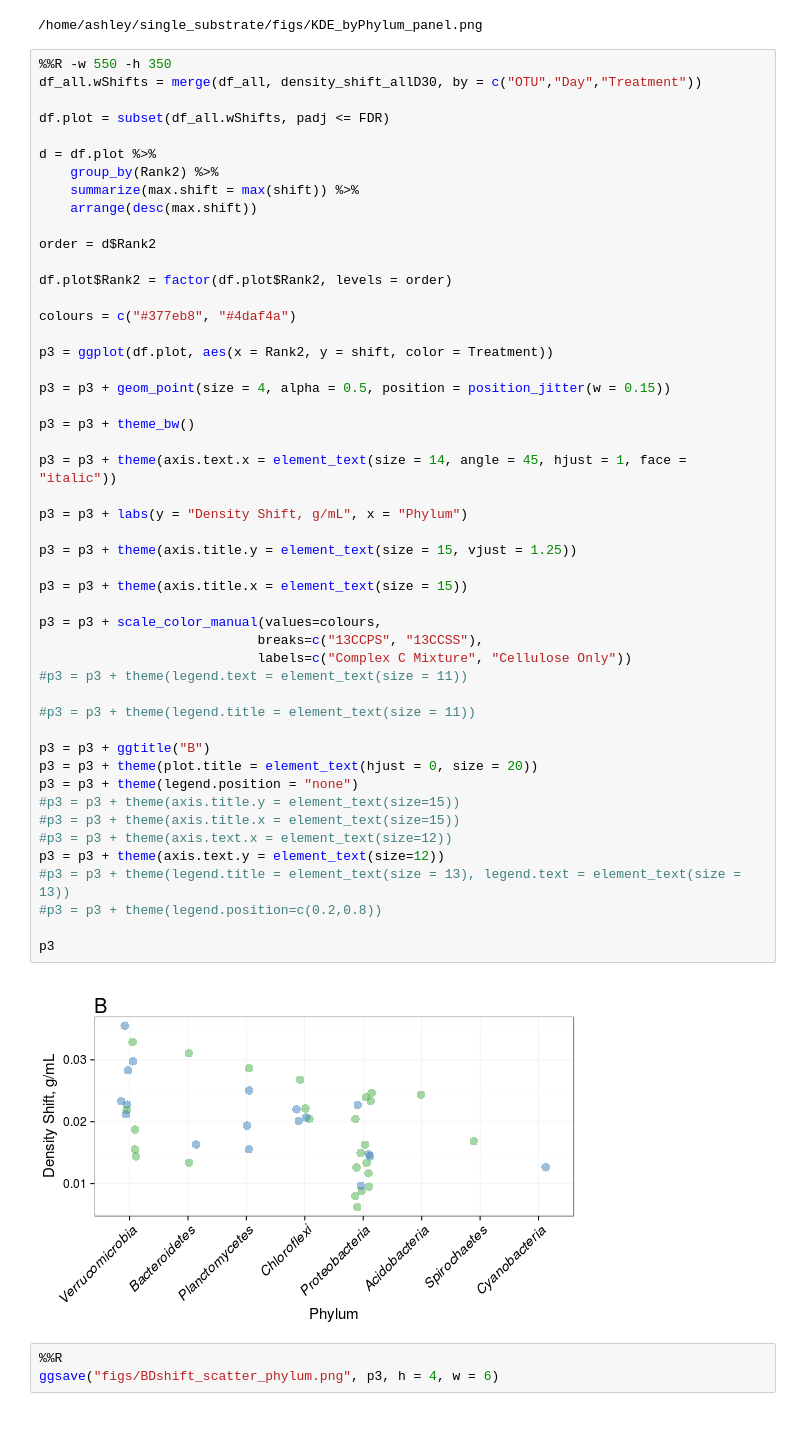
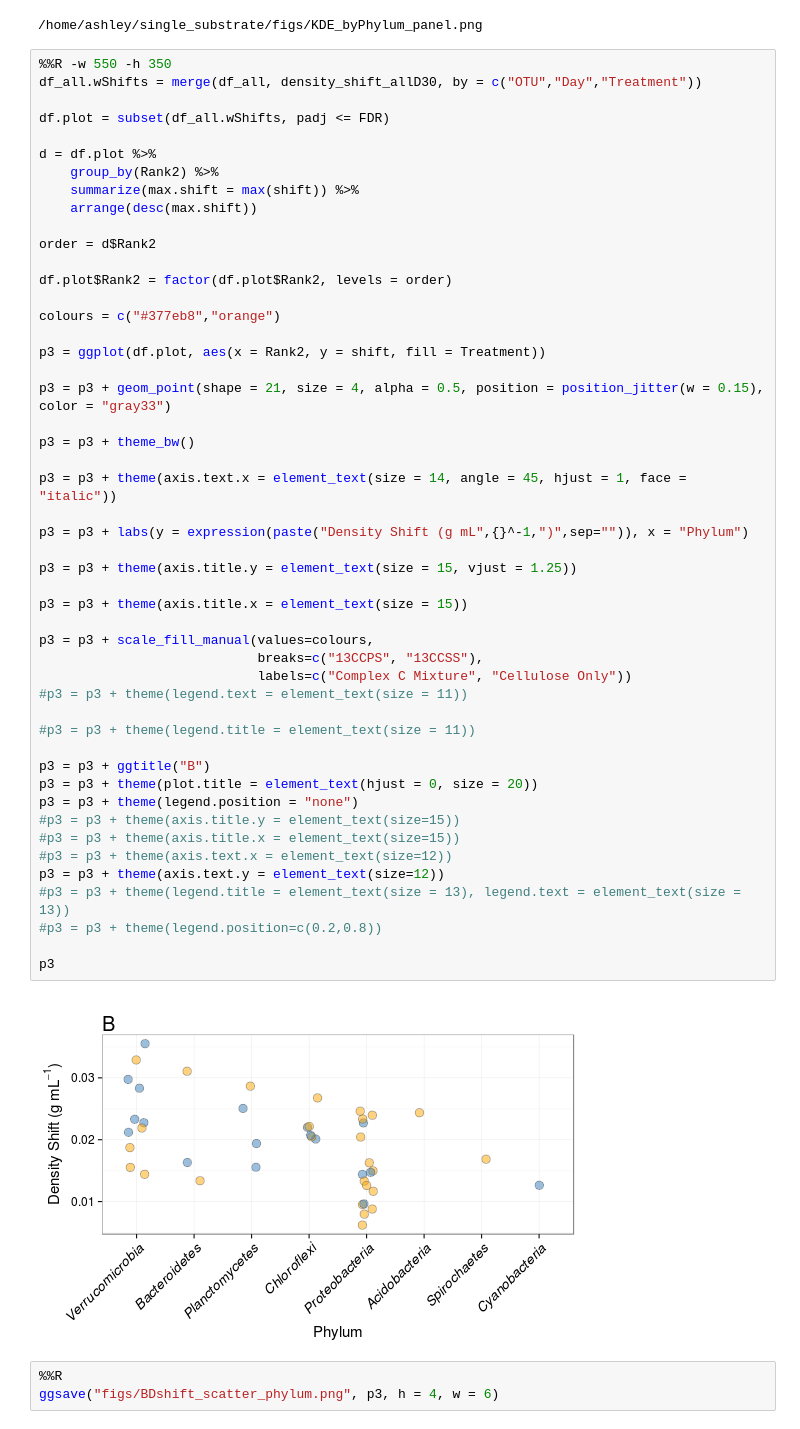
Before and after one commit to acampbellina/single_substrate, a Jupyter notebook: RA_KDE.ipynb, the cells around one changed output. Cells and saved outputs as stored; diff of their text form.

```diff
--- a/RA_KDE.ipynb
+++ b/RA_KDE.ipynb
@@ -395,42 +390,42 @@ order = d$Rank2
 
 df.plot$Rank2 = factor(df.plot$Rank2, levels = order)
 
-colours = c("#377eb8", "#4daf4a")
+colours = c("#377eb8","orange")
 
-p3 = ggplot(df.plot, aes(x = Rank2, y = shift, color = Treatment))
+p3 = ggplot(df.plot, aes(x = Rank2, y = shift, fill = Treatment))
 
-p3 = p3 + geom_point(size = 4, alpha = 0.5, position = position_jitter(w = 0.15))
+p3 = p3 + geom_point(shape = 21, size = 4, alpha = 0.5, position = position_jitter(w = 0.15), color = "gray33")
 
 p3 = p3 + theme_bw()
 
 p3 = p3 + theme(axis.text.x = element_text(size = 14, angle = 45, hjust = 1, face = "italic"))
 
-p3 = p3 + labs(y = "Density Shift, g/mL", x = "Phylum")
+p3 = p3 + labs(y = expression(paste("Density Shift (g mL",{}^-1,")",sep="")), x = "Phylum")
 
 p3 = p3 + theme(axis.title.y = element_text(size = 15, vjust = 1.25))
 
 p3 = p3 + theme(axis.title.x = element_text(size = 15))
 
-p3 = p3 + scale_color_manual(values=colours,
+p3 = p3 + scale_fill_manual(values=colours,
                             breaks=c("13CCPS", "13CCSS"),
                             labels=c("Complex C Mixture", "Cellulose Only"))
 #p3 = p3 + theme(legend.text = element_text(size = 11))
 
 #p3 = p3 + theme(legend.title = element_text(size = 11))
 
 p3 = p3 + ggtitle("B")
 p3 = p3 + theme(plot.title = element_text(hjust = 0, size = 20))
 p3 = p3 + theme(legend.position = "none")
 #p3 = p3 + theme(axis.title.y = element_text(size=15))
 #p3 = p3 + theme(axis.title.x = element_text(size=15))
 #p3 = p3 + theme(axis.text.x = element_text(size=12))
 p3 = p3 + theme(axis.text.y = element_text(size=12))
 #p3 = p3 + theme(legend.title = element_text(size = 13), legend.text = element_text(size = 13))
 #p3 = p3 + theme(legend.position=c(0.2,0.8))
 
 p3
 # %% [output]
-[figure, old version]
+[figure, new version]
 # %%
 %%R
 ggsave("figs/BDshift_scatter_phylum.png", p3, h = 4, w = 6)
```
Also changed, not shown: parts of 5 cells of this notebook, 13 other files.
